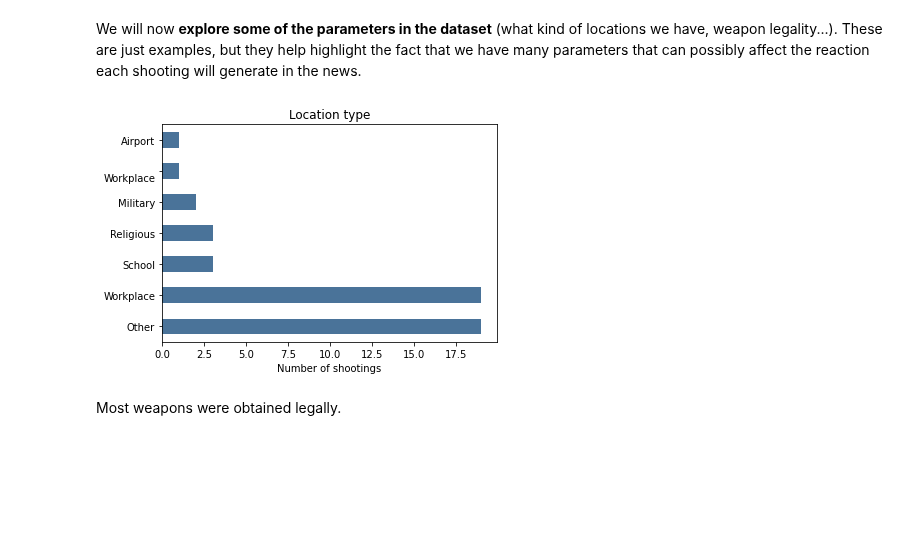
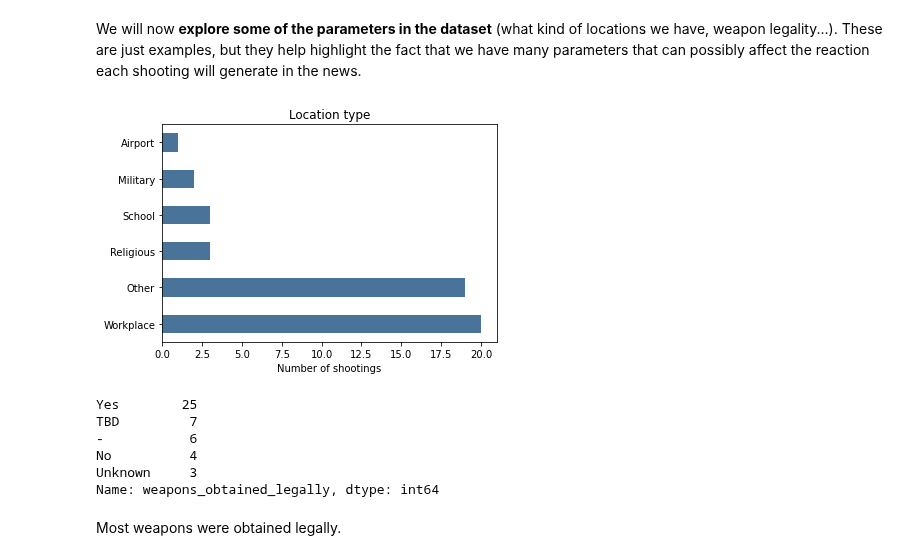
Before and after one commit to epfl-ada/ada-2021-project-clezemath, a Jupyter notebook: milestone3.ipynb, the cells around one changed output. Saved outputs shown, nothing was run; the diff lists cells and outputs as text; code cells hidden in the pictures; blank space fills up the shorter version.

```diff
--- a/milestone3.ipynb
+++ b/milestone3.ipynb
@@ -202,6 +211,7 @@ df['date'] = pd.to_datetime(df['date'])
 # Quotebank dataset is limited to years 2015-2020. Need to use same time span:
 df = df.drop(df[df['date'].dt.year < 2015].index)
 df = df.drop(df[df['date'].dt.year > 2020].index)
+df= df.reset_index()
 
 df.dtypes
 # %% [output]
@@ -263,16 +273,29 @@ We will now **explore some of the parameters in the dataset** (what kind of loca
 # %%
 # Rename column location.1 to location1 (the dot is problematic)
 df.rename(columns={"location.1": "location1"}, inplace=True)
+
+# There are two "Workplace" categories
+#df.location1.unique()
+
+# Replace the category "\nWorkplace" by "Workplace"
+df.replace(to_replace = "\nWorkplace", value = "Workplace", inplace=True)
 
 df.location1.value_counts().plot(kind='barh',color='#4a7399')
 plt.title('Location type')
 plt.xlabel('Number of shootings')
 plt.show()
 # %% [output]
-[figure, old version]
+[figure, new version]
 # %%
 # Check if the used weapons were obtained legally or not:
 df.weapons_obtained_legally.value_counts().head()
+# %% [output]
+Yes        25
+TBD         7
+-           6
+No          4
+Unknown     3
+Name: weapons_obtained_legally, dtype: int64
 # %% [markdown]
 Most weapons were obtained legally.
 # %%
```
Also changed, not shown: parts of 13 cells of this notebook.
